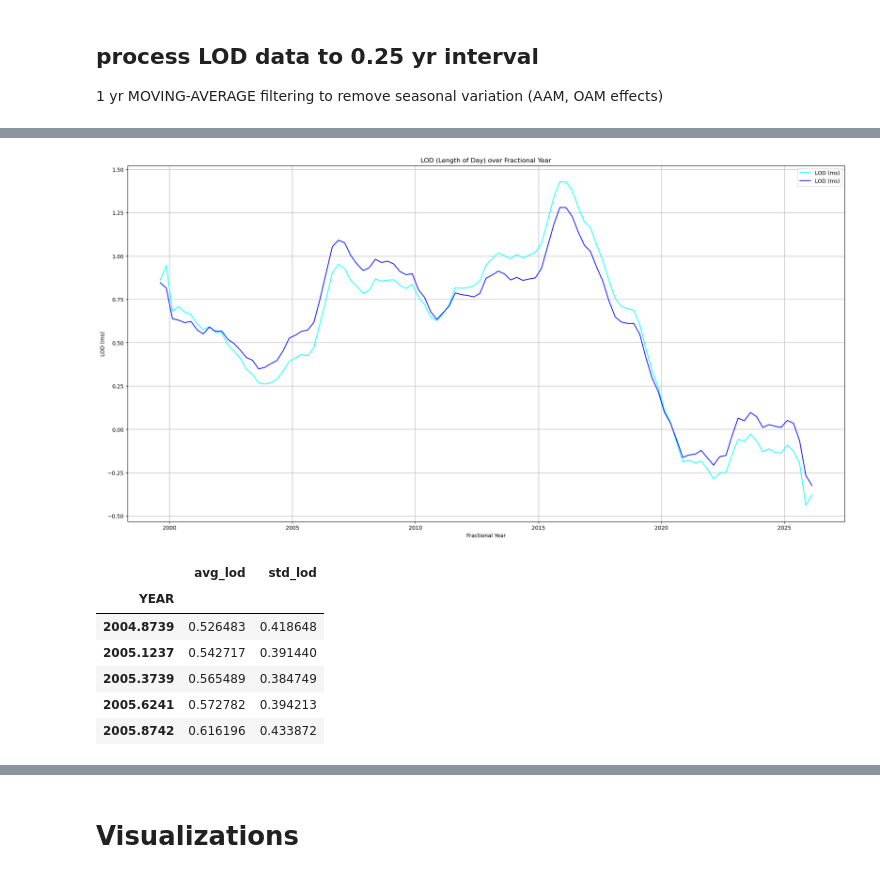
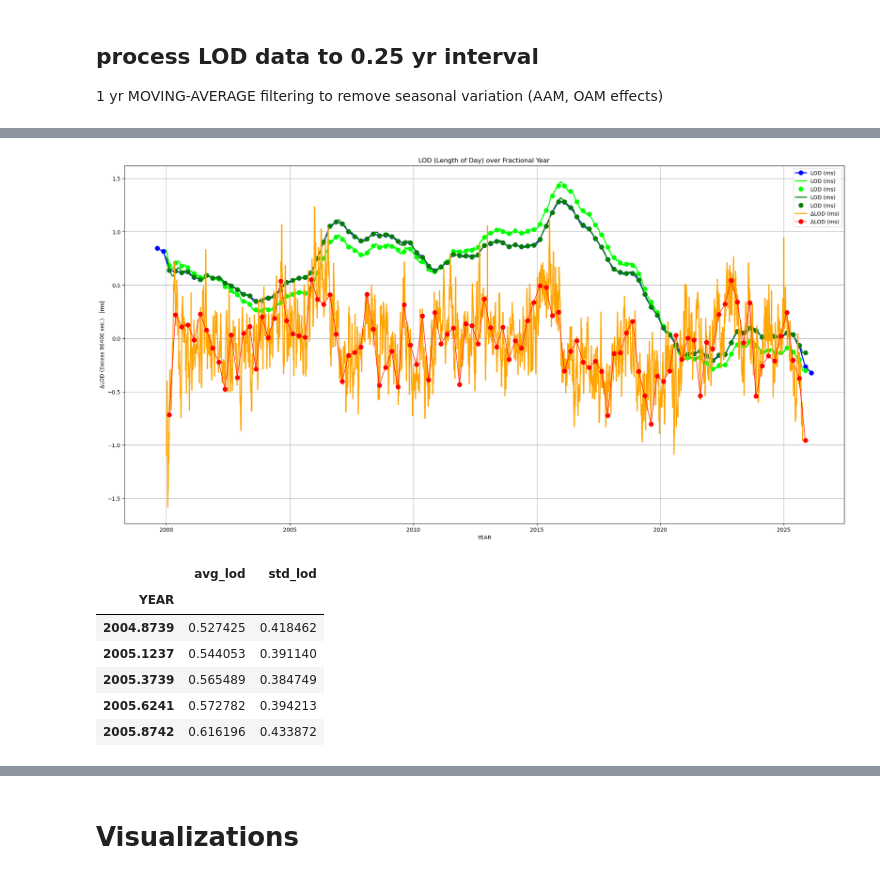
Before and after one commit to satshout/EKF-RNN_B_LOD_LDT, a Jupyter notebook: code/2025_1105_processLODdata.ipynb, the cells around one changed output, grey strips where cells are left out. Saved outputs shown, nothing was run; the diff lists cells and outputs as text; code cells hidden in the pictures.

Commit message:
ADD: Derivative of LOD data

```diff
--- a/code/2025_1105_processLODdata.ipynb
+++ b/code/2025_1105_processLODdata.ipynb
@@ -132,5 +79,5 @@ def read_nasa_data(file_path):
 # %%
-read_src = "../MCM2024/raw/iers_C04_daily_raw_2000-2025.lod"
+read_src = "../data/raw/iers_C04_daily_raw_2000-2025.lod"
 lod_raw_df = read_iers_data(read_src)
 lod_raw_df.head()
 # %% [output]
@@ -141,7 +88,7 @@ lod_raw_df.head()
 | 3 | 2000 | 1 | 4 | 0.5441 | 0.0258 | 2000-01-04 | 2000.009563 |
 | 4 | 2000 | 1 | 5 | 0.4369 | 0.0243 | 2000-01-05 | 2000.012295 |
 # %%
-read_src = "../MCM2024/raw/iers_C04_daily_rmTidal_2000-2025.lod"
+read_src = "../data/raw/iers_C04_daily_rmTidal_2000-2025.lod"
 lod_rmT_df = read_iers_data(read_src)
 lod_rmT_df.head()
 # %% [output]
@@ -273,9 +243,19 @@ target_times = [1999.1251, 1999.3753, 1999.6254, 1999.8756,
 target_times = np.array(target_times)
 
 # 関数を実行
-lod_raw_qave = interpolate_to_quarterly(lod_raw_df, target_times, value_col='lod')
-lod_rmT_qave = interpolate_to_quarterly(lod_rmT_df, target_times, value_col='lod')
+lod_raw_filtered = get_moving_average(lod_raw_df, lod_rmT_df['Fractional_Year'], value_col='lod')
+lod_rmT_filtered = get_moving_average(lod_rmT_df, lod_rmT_df['Fractional_Year'], value_col='lod')
+lod_rmT_qaverage = get_moving_average(lod_rmT_df, target_times, value_col='lod')
+lod_raw_fquarter = get_sampling(lod_raw_filtered, target_times)
+lod_rmT_fquarter = get_sampling(lod_rmT_filtered, target_times)
 
-display(lod_raw_qave.head())
-display(lod_rmT_qave.head())
+daily = lod_raw_df['Fractional_Year'].diff().mean() # 1 day in year
+DlodDT_rmT_filtered = get_derivative(lod_rmT_filtered, dt=daily, value_col='avg_lod', std_col='std_lod')
+DlodDT_rmT_fquarter = get_sampling(DlodDT_rmT_filtered, target_times) # std is too large due to small dt
+
+DlodDT_rmT_qaverage = get_derivative(lod_rmT_qaverage, dt=0.25, value_col='avg_lod', std_col='std_lod')
+
+display(lod_raw_fquarter)
+display(lod_rmT_fquarter)
+display(DlodDT_rmT_fquarter)
 # %% [output]
@@ -296,28 +321,35 @@ display(lod_rmT_qave.head())
 # %%
 # プロット
 plt.figure(figsize=(24, 12))
-lod_raw_qave['avg_lod'].plot(label='LOD (ms)', color='cyan')
-lod_rmT_qave['avg_lod'].plot(label='LOD (ms)', color='blue')
+lod_rmT_qaverage['avg_lod'].plot(label='LOD (ms)', color='blue', linewidth=2, marker="o", markersize=8)
+
+lod_raw_filtered['avg_lod'].plot(label='LOD (ms)', color='lime', linewidth=2)
+lod_raw_fquarter['avg_lod'].plot(label='LOD (ms)', color='lime', linewidth=0, marker="o", markersize=8)
+lod_rmT_filtered['avg_lod'].plot(label='LOD (ms)', color='green', linewidth=2)
+lod_rmT_fquarter['avg_lod'].plot(label='LOD (ms)', color='green', linewidth=0, marker="o", markersize=8)
+
+DlodDT_rmT_filtered['avg_lod'].plot(label='ΔLOD (ms)', color='orange', linewidth=2)
+DlodDT_rmT_fquarter['avg_lod'].plot(label='ΔLOD (ms)', color='red', linewidth=1, marker="o", markersize=8)
 plt.title('LOD (Length of Day) over Fractional Year')
-plt.xlabel('Fractional Year')
-plt.ylabel('LOD (ms)')
+plt.xlabel('YEAR')
+plt.ylabel('ΔLOD (Excess 86400 sec.)   [ms]')
 plt.grid(True)
 plt.legend()
 plt.show()
 # %% [output]
-[figure, old version]
+[figure, new version]
 # %%
 #save
-save_df = lod_rmT_qave.iloc[23:]
+save_df = lod_rmT_fquarter.iloc[23:]
 display(save_df.head())
 
-save_dir = "../MCM2024/processed"
+save_dir = "../data/processed"
 save_df.to_csv(f"{save_dir}/lod.csv")
 # %% [output]
 |  | avg_lod | std_lod |
 | YEAR |  |  |
-| 2004.8739 | 0.526483 | 0.418648 |
-| 2005.1237 | 0.542717 | 0.391440 |
+| 2004.8739 | 0.527425 | 0.418462 |
+| 2005.1237 | 0.544053 | 0.391140 |
 | 2005.3739 | 0.565489 | 0.384749 |
 | 2005.6241 | 0.572782 | 0.394213 |
 | 2005.8742 | 0.616196 | 0.433872 |
```
Also changed, not shown: parts of 11 cells of this notebook, 2 other files.
